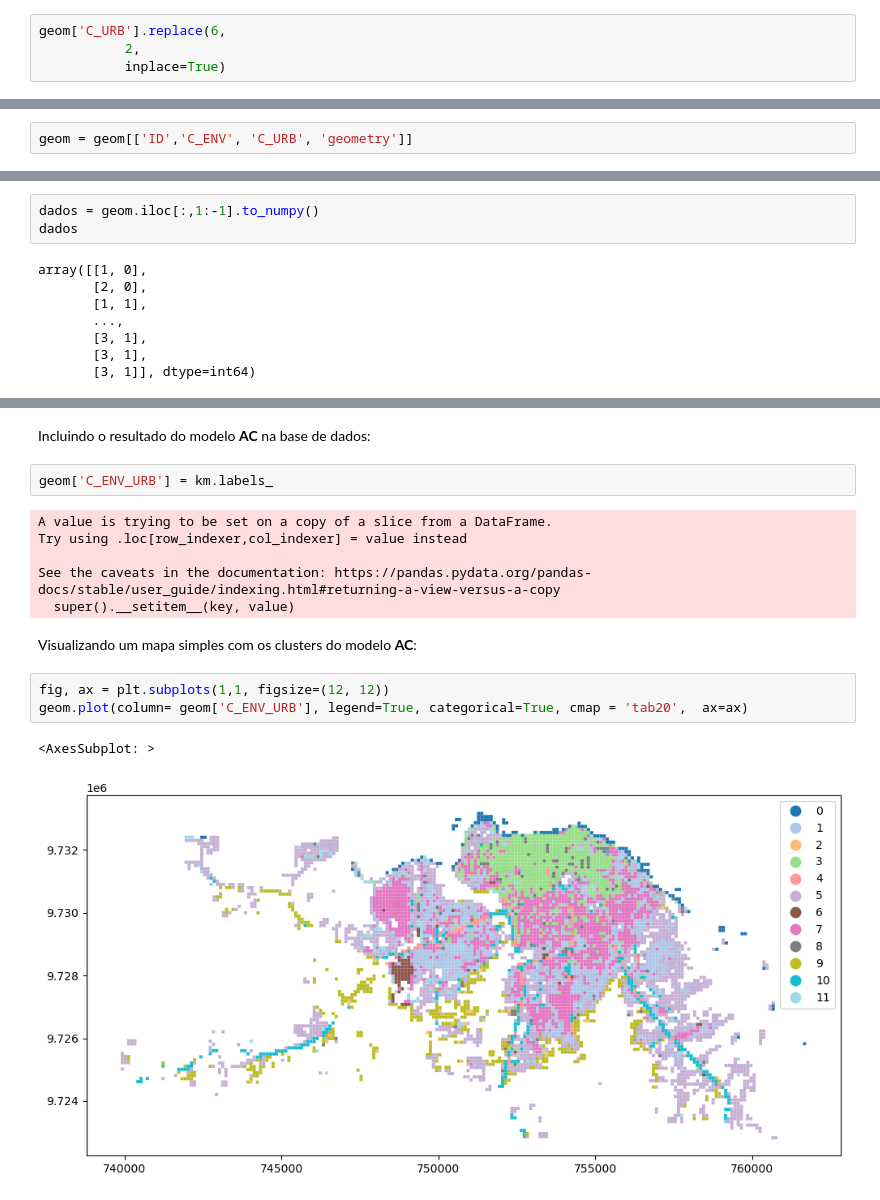
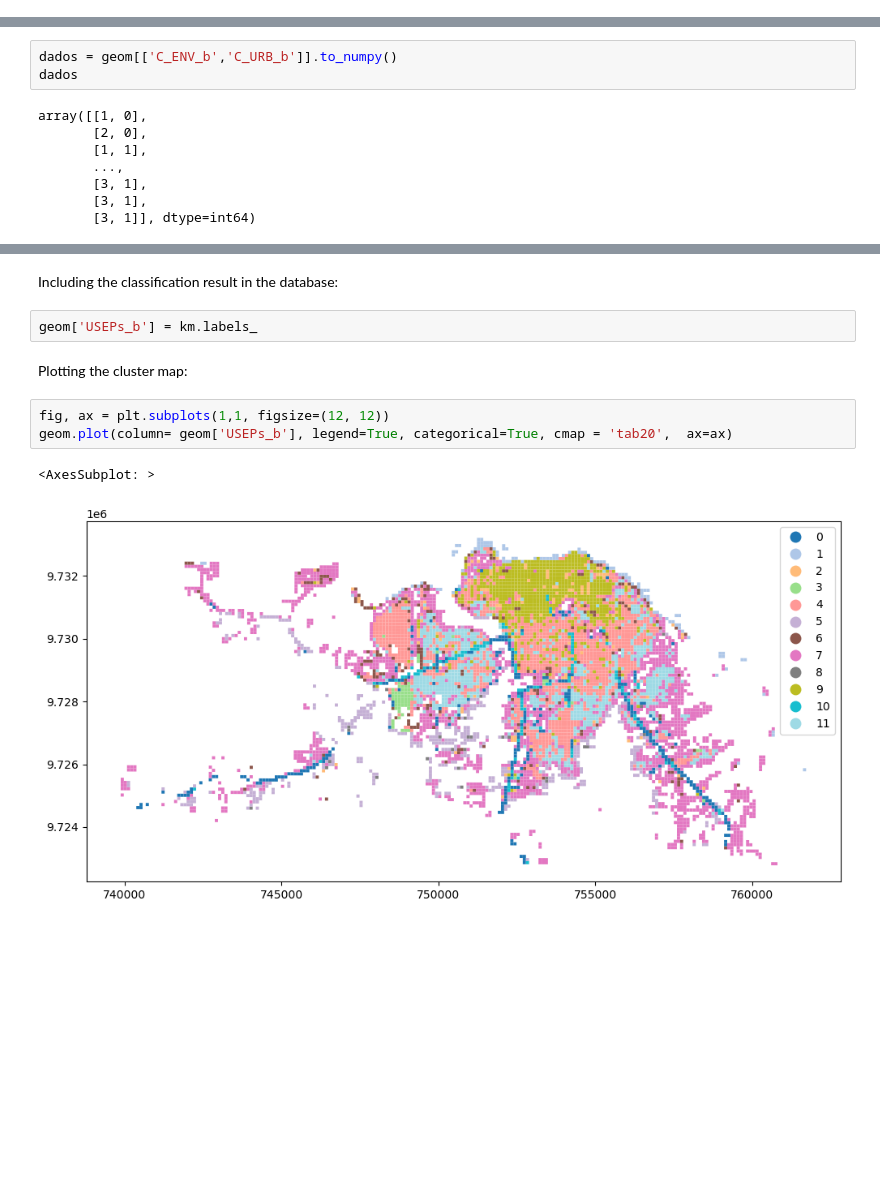
Before and after one commit to dias-bruno/USEPs, a Jupyter notebook: code2_identifying_USEPs.ipynb, the cells around one changed output, grey strips where cells are left out. Drawn from its saved outputs; the diff is of its cells as text; blank space fills up the shorter version.

Commit message:
Codes to reproduce the USEPs methodology

```diff
--- a/code2_identifying_USEPs.ipynb
+++ b/code2_identifying_USEPs.ipynb
@@ -136,7 +156,3 @@ geom.plot(column= geom['C_URB'], cmap='tab10',legend=True, categorical=True)
 # %% [output]
 <AxesSubplot: >
 [figure]
-# %%
-geom['C_URB'].replace(6,
-           2,
-           inplace=True)
@@ -147,3 +159 @@ Index(['ID', 'C_URB', 'geometry', 'C_ENV'], dtype='object')
-# %%
-geom = geom[['ID','C_ENV', 'C_URB', 'geometry']]
 # %%
@@ -158,5 +166,5 @@ Criando uma base de dados com as variáveis para o processo de classificação n
 # %%
-dados = geom.iloc[:,1:-1].to_numpy()
+dados = geom[['C_ENV_b','C_URB_b']].to_numpy()
 dados
 # %% [output]
 array([[1, 0],
@@ -213,18 +221,12 @@ print (result)
-# %% [markdown]
-Incluindo o resultado do modelo <b>AC</b> na base de dados:
+# %% [markdown]
+Including the classification result in the database:
 # %%
-geom['C_ENV_URB'] = km.labels_
+geom['USEPs_b'] = km.labels_
-# %% [output]
-A value is trying to be set on a copy of a slice from a DataFrame.
-Try using .loc[row_indexer,col_indexer] = value instead
-
-See the caveats in the documentation: https://pandas.pydata.org/pandas-docs/stable/user_guide/indexing.html#returning-a-view-versus-a-copy
-  super().__setitem__(key, value)
-# %% [markdown]
-Visualizando um mapa simples com os clusters do modelo <b>AC</b>:
+# %% [markdown]
+Plotting the cluster map:
 # %%
 fig, ax = plt.subplots(1,1, figsize=(12, 12))
-geom.plot(column= geom['C_ENV_URB'], legend=True, categorical=True, cmap = 'tab20',  ax=ax)
+geom.plot(column= geom['USEPs_b'], legend=True, categorical=True, cmap = 'tab20',  ax=ax)
 # %% [output]
 <AxesSubplot: >
-[figure, old version]
+[figure, new version]
```
Also changed, not shown: parts of 64 cells of this notebook, 14 other files.
